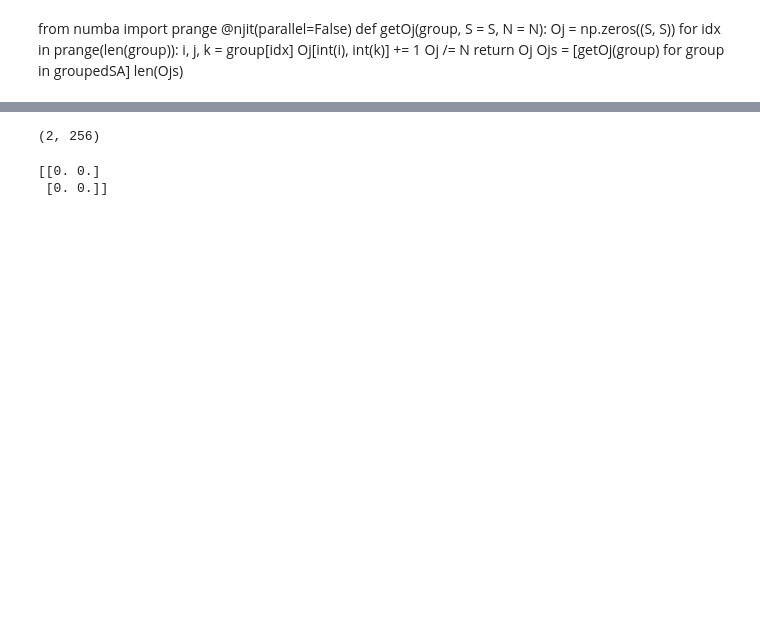
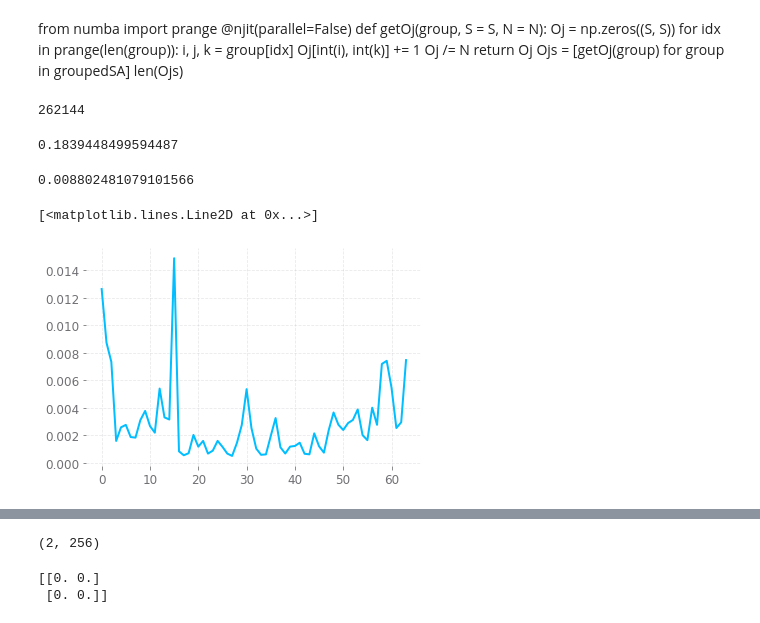
Before and after one commit to hetankevin/off-policy, a Jupyter notebook: ClusterTrajectory.ipynb, the cells around one changed output, grey strips where cells are left out. Cells and saved outputs as stored; diff of their text form; code cells hidden in the pictures; blank space fills up the shorter version.

```diff
--- a/ClusterTrajectory.ipynb
+++ b/ClusterTrajectory.ipynb
@@ -264,5 +279,10 @@ pca = PCA(n_components=10, whiten=False).fit_transform(X)
 # %%
-threes = dataset.reshape(int(dataset.shape[0] * dataset.shape[1] / 3), 3, dataset.shape[2])
+#threes = dataset.reshape(int(dataset.shape[0] * dataset.shape[1] / 3), 3, dataset.shape[2])
+concattrajs = dataset.reshape(dataset.shape[0]*dataset.shape[1], dataset.shape[2])
+threes = np.array([concattrajs[i:i+3] for i in range(len(concattrajs)-2)])
+print(threes.shape)
+threes = dataset #comment for non-sanity check
+print(threes.shape)
 stateactions = threes[:,:,0] + threes[:,:,1]*nStates #we code (S x A) as s + a|S|, 0,16,32,48 1,17,33,49
 confounders = threes[:,:,2]
 labels = confounders[:,0]
@@ -302,3 +318,11 @@ def getOj(stateactions, S = S, N = N):
         Ojs[int(i), int(j), int(k)] += 1
     return Ojs / N
 Ojs = [getOj(stateactions)[:,j,:] for j in range(S)]
+# %%
+S*S*S
+# %% [output]
+262144
+# %%
+np.max(np.abs(Pb_spsa - P_spsa))
+# %% [output]
+0.1839448499594487
@@ -304,0 +358,9 @@ Ojs = [getOj(stateactions)[:,j,:] for j in range(S)]
+# %%
+np.max(np.abs(Ojs_true - np.array(Ojs)))
+# %% [output]
+0.008802481079101566
+# %%
+plt.plot([np.linalg.norm((Ojs_true[j]-Ojs[j]), ord=2) for j in range(nStates*nActions)])
+# %% [output]
+[<matplotlib.lines.Line2D at 0x...>]
+[figure, added]
```
Also changed, not shown: parts of 29 cells of this notebook, 4 other files.
